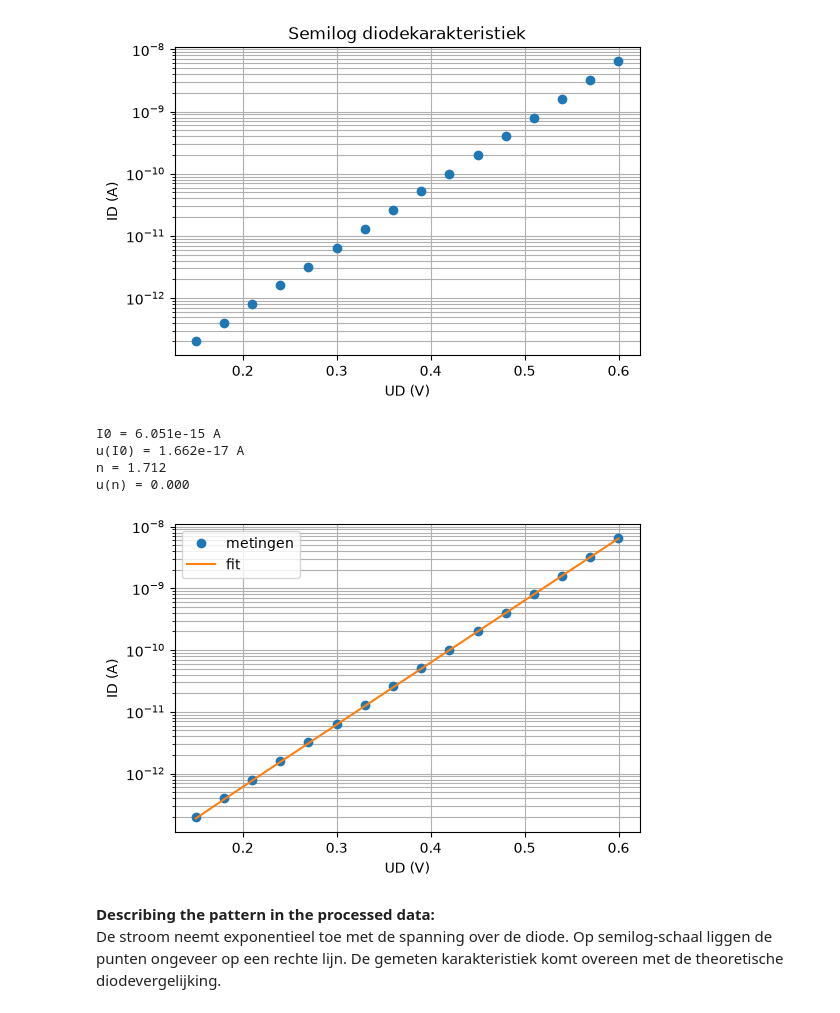
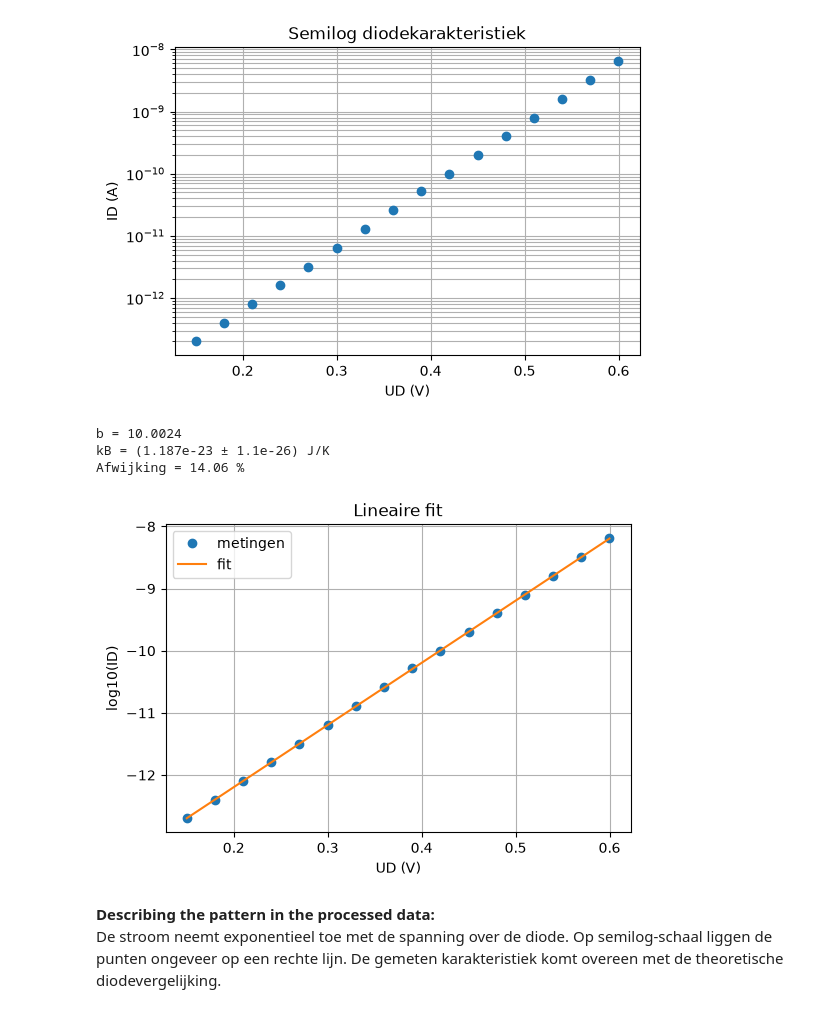
Before and after one commit to gijshouwer-art/IP-2-thermo, a Jupyter notebook: BM_labjournaal.ipynb, the cells around one changed output. Saved outputs shown, nothing was run; the diff lists cells and outputs as text; code cells hidden in the pictures.

```diff
--- a/BM_labjournaal.ipynb
+++ b/BM_labjournaal.ipynb
@@ -146,47 +147,45 @@ plt.grid(True, which='both')
 plt.show()
 # %% [output]
 [figure]
-# %%
-q = 1.602176634e-19
-kB = 1.380649e-23
-T = 293.15
-
-def diode(V, I0, n):
-    return I0 * (np.exp(q * V / (n * kB * T)) - 1)
-
-guess = [1e-9, 2]
-
-popt, pcov = curve_fit(diode,UD,ID,p0=guess,maxfev=10000)
-
-I0 = popt[0]
-n = popt[1]
-
-uI0 = np.sqrt(pcov[0,0])
-un = np.sqrt(pcov[1,1])
-
-print(f"I0 = {I0:.3e} A")
-print(f"u(I0) = {uI0:.3e} A")
-
-print(f"n = {n:.3f}")
-print(f"u(n) = {un:.3f}")
-# %% [output]
-I0 = 6.051e-15 A
-u(I0) = 1.662e-17 A
-n = 1.712
-u(n) = 0.000
-# %%
-V_fit = np.linspace(min(UD), max(UD), 1000)
-I_fit = diode(V_fit, I0, n)
-plt.figure(figsize=(6,4))
-plt.semilogy(UD, ID, 'o', label='metingen')
-plt.semilogy(V_fit, I_fit, '-', label='fit')
-plt.xlabel("UD (V)")
-plt.ylabel("ID (A)")
-plt.legend()
-plt.grid(True, which='both')
-plt.show()
-# %% [output]
-[figure, removed]
+# %%
+# Lineaire fit van log10(ID)
+mask = ID > 0
+def lineair(U, a, b):
+    return a + b*U
+popt, pcov = curve_fit(lineair,UD[mask],np.log10(ID[mask]))
+a = popt[0]
+b = popt[1]
+ua = np.sqrt(pcov[0,0])
+ub = np.sqrt(pcov[1,1])
+
+# Boltzmannconstante
+kB_exp = q*np.log10(np.e)/(n*T*b)
+
+# Onzekerheid
+ukB = kB_exp * ub / b
+
+# Afwijking
+afwijking = abs(kB_exp-kB_lit)/kB_lit*100
+print(f"b = {b:.4f}")
+print(f"kB = ({kB_exp:.3e} ± {ukB:.1e}) J/K")
+print(f"Afwijking = {afwijking:.2f} %")
+
+# Fitgrafiek
+x = np.linspace(min(UD), max(UD), 500)
+plt.figure(figsize=(6,4))
+plt.plot(UD[mask],np.log10(ID[mask]),'o',label='metingen')
+plt.plot(x,lineair(x, *popt),label='fit')
+plt.xlabel("UD (V)")
+plt.ylabel("log10(ID)")
+plt.title("Lineaire fit")
+plt.legend()
+plt.grid()
+plt.show()
+# %% [output]
+b = 10.0024
+kB = (1.187e-23 ± 1.1e-26) J/K
+Afwijking = 14.06 %
+[figure, added]
 # %% [markdown]
 **Describing the pattern in the processed data:**
 De stroom neemt exponentieel toe met de spanning over de diode. Op semilog-schaal liggen de punten ongeveer op een rechte lijn. De gemeten karakteristiek komt overeen met de theoretische diodevergelijking.
```
Also changed, not shown: parts of 6 cells of this notebook.
